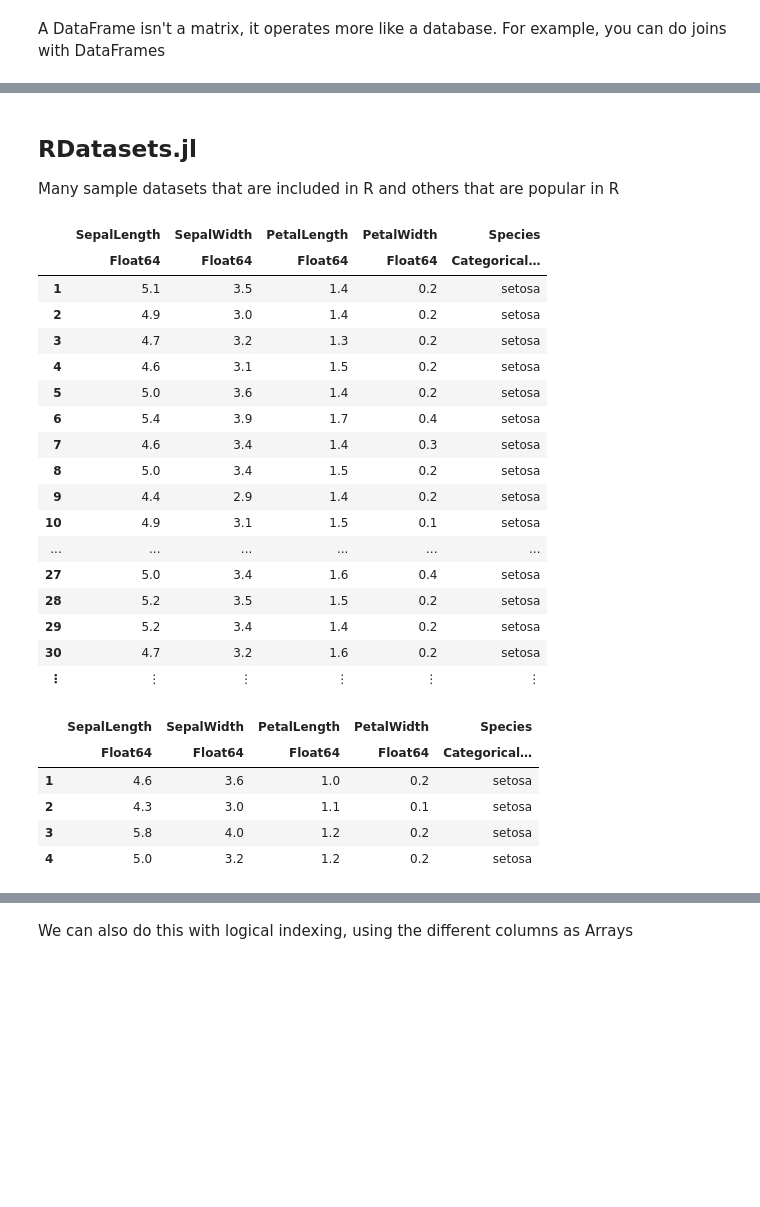
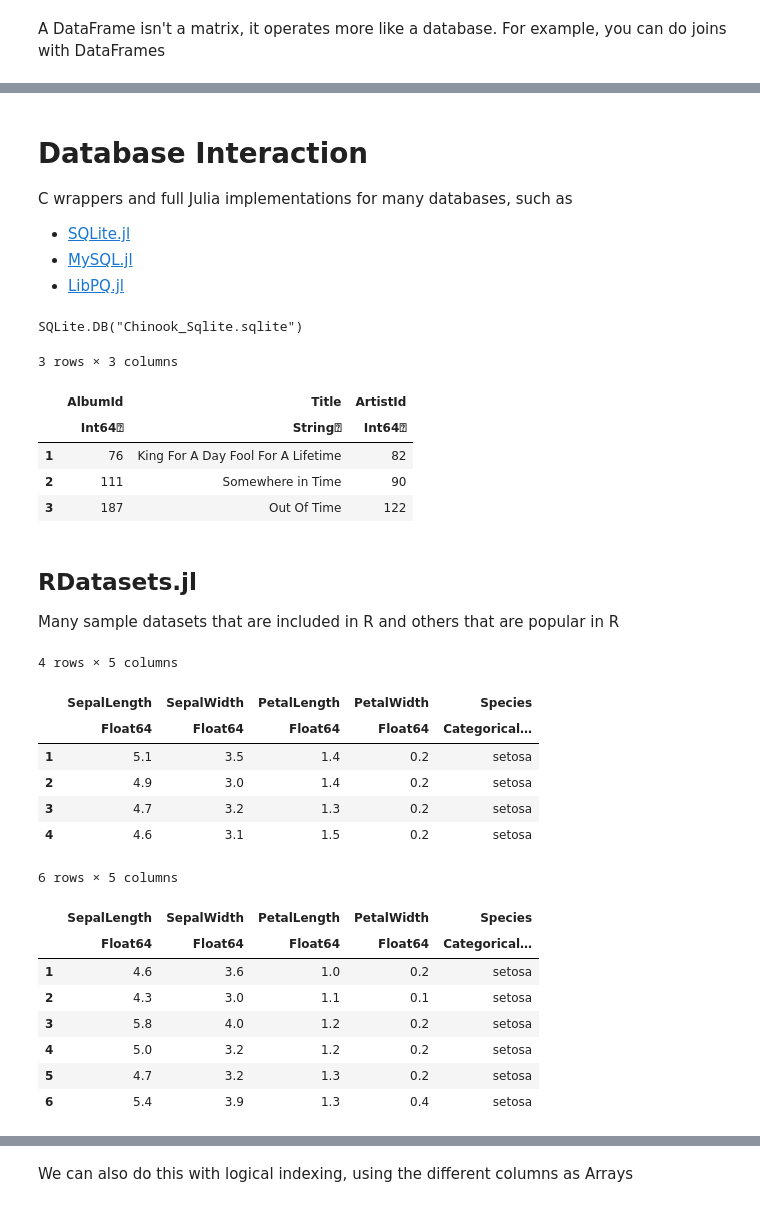
Before and after one commit to d9w/julia_presentation, a Jupyter notebook: data.ipynb, the cells around one changed output, grey strips where cells are left out. Cells and saved outputs as stored; diff of their text form; code cells hidden in the pictures; blank space fills up the shorter version.

Commit message:
data notebook and slides, example dataset

```diff
--- a/data.ipynb
+++ b/data.ipynb
@@ -39,3 +34,10 @@ join(names, jobs, on = :ID)
 |  | Int64 | String | String |
 | 1 | 20 | John Doe | Lawyer |
 | 2 | 40 | Jane Doe | Doctor |
+# %% [markdown]
+# Database Interaction
+
+C wrappers and full Julia implementations for many databases, such as
++ [SQLite.jl](https://github.com/JuliaDatabases/SQLite.jl)
++ [MySQL.jl](https://github.com/JuliaDatabases/MySQL.jl)
++ [LibPQ.jl](https://github.com/invenia/LibPQ.jl)
@@ -42,37 +46,43 @@ join(names, jobs, on = :ID)
+# %%
+db = SQLite.DB("Chinook_Sqlite.sqlite")
+# %% [output]
+SQLite.DB("Chinook_Sqlite.sqlite")
+# %%
+SQLite.Query(db, "SELECT * FROM Album WHERE Title LIKE @word"; values=Dict(:word => "%time%")) |> DataFrame
+# %% [output]
+3 rows × 3 columns
+|  | AlbumId | Title | ArtistId |
+|  | Int64⍰ | String⍰ | Int64⍰ |
+| 1 | 76 | King For A Day Fool For A Lifetime | 82 |
+| 2 | 111 | Somewhere in Time | 90 |
+| 3 | 187 | Out Of Time | 122 |
+# %% [markdown]
+## RDatasets.jl
+
+Many sample datasets that are included in R and others that are popular in R
 # %%
 using RDatasets
-# %% [markdown]
-## RDatasets.jl
-
-Many sample datasets that are included in R and others that are popular in R
 # %%
 iris = dataset("datasets", "iris")
+first(iris, 4)
 # %% [output]
+4 rows × 5 columns
 |  | SepalLength | SepalWidth | PetalLength | PetalWidth | Species |
 |  | Float64 | Float64 | Float64 | Float64 | Categorical… |
 | 1 | 5.1 | 3.5 | 1.4 | 0.2 | setosa |
 | 2 | 4.9 | 3.0 | 1.4 | 0.2 | setosa |
 | 3 | 4.7 | 3.2 | 1.3 | 0.2 | setosa |
 | 4 | 4.6 | 3.1 | 1.5 | 0.2 | setosa |
-| 5 | 5.0 | 3.6 | 1.4 | 0.2 | setosa |
-| 6 | 5.4 | 3.9 | 1.7 | 0.4 | setosa |
-| 7 | 4.6 | 3.4 | 1.4 | 0.3 | setosa |
-| 8 | 5.0 | 3.4 | 1.5 | 0.2 | setosa |
-| 9 | 4.4 | 2.9 | 1.4 | 0.2 | setosa |
-| 10 | 4.9 | 3.1 | 1.5 | 0.1 | setosa |
-| ... | ... | ... | ... | ... | ... |
-| 27 | 5.0 | 3.4 | 1.6 | 0.4 | setosa |
-| 28 | 5.2 | 3.5 | 1.5 | 0.2 | setosa |
-| 29 | 5.2 | 3.4 | 1.4 | 0.2 | setosa |
-| 30 | 4.7 | 3.2 | 1.6 | 0.2 | setosa |
-| ⋮ | ⋮ | ⋮ | ⋮ | ⋮ | ⋮ |
 # %%
 sort!(iris, :PetalLength)
-ismall = head(iris, 4)
+ismall = first(iris, 6)
 # %% [output]
+6 rows × 5 columns
 |  | SepalLength | SepalWidth | PetalLength | PetalWidth | Species |
 |  | Float64 | Float64 | Float64 | Float64 | Categorical… |
 | 1 | 4.6 | 3.6 | 1.0 | 0.2 | setosa |
 | 2 | 4.3 | 3.0 | 1.1 | 0.1 | setosa |
 | 3 | 5.8 | 4.0 | 1.2 | 0.2 | setosa |
 | 4 | 5.0 | 3.2 | 1.2 | 0.2 | setosa |
+| 5 | 4.7 | 3.2 | 1.3 | 0.2 | setosa |
+| 6 | 5.4 | 3.9 | 1.3 | 0.4 | setosa |
```
Also changed, not shown: parts of 20 cells of this notebook, 2 other files.
